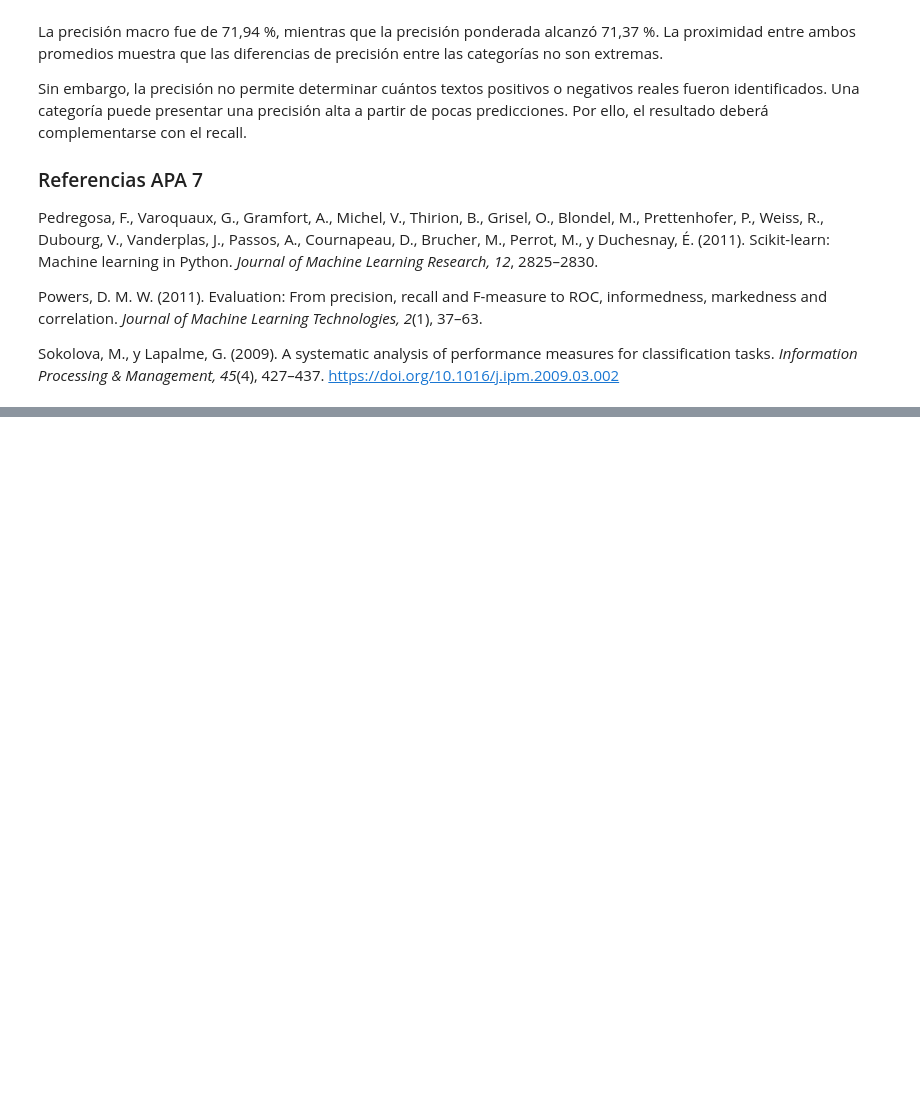
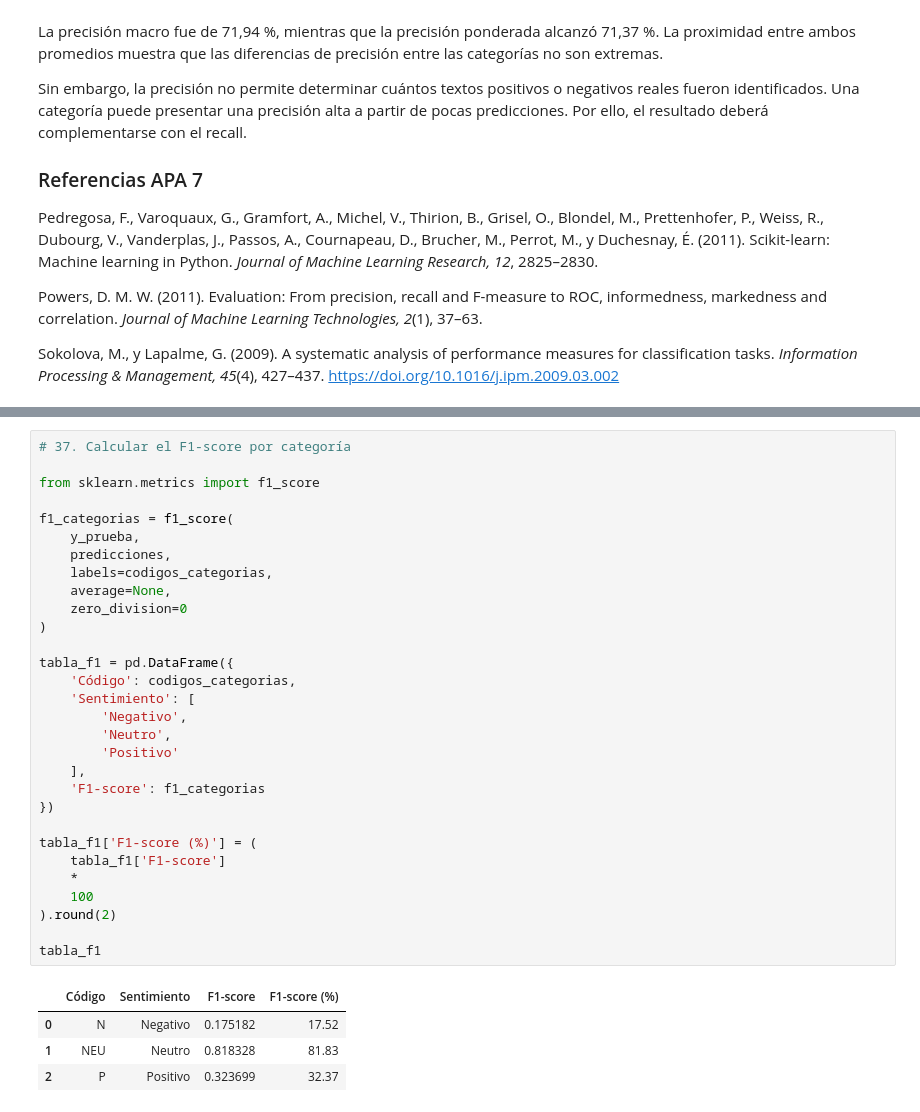
Before and after one commit to cahecaz/TrabajoFinal_analisisdesentimientos, a Jupyter notebook: Analisis_Inicial_IA_Tweets.ipynb, the cells around one changed output, grey strips where cells are left out. Cells and saved outputs as stored; diff of their text form; blank space fills up the shorter version.

```diff
--- a/Analisis_Inicial_IA_Tweets.ipynb
+++ b/Analisis_Inicial_IA_Tweets.ipynb
@@ -1645,0 +1775,35 @@ https://doi.org/10.1016/j.ipm.2009.03.002
+# %%
+# 37. Calcular el F1-score por categoría
+
+from sklearn.metrics import f1_score
+
+f1_categorias = f1_score(
+    y_prueba,
+    predicciones,
+    labels=codigos_categorias,
+    average=None,
+    zero_division=0
+)
+
+tabla_f1 = pd.DataFrame({
+    'Código': codigos_categorias,
+    'Sentimiento': [
+        'Negativo',
+        'Neutro',
+        'Positivo'
+    ],
+    'F1-score': f1_categorias
+})
+
+tabla_f1['F1-score (%)'] = (
+    tabla_f1['F1-score']
+    *
+    100
+).round(2)
+
+tabla_f1
+# %% [output]
+|  | Código | Sentimiento | F1-score | F1-score (%) |
+| 0 | N | Negativo | 0.175182 | 17.52 |
+| 1 | NEU | Neutro | 0.818328 | 81.83 |
+| 2 | P | Positivo | 0.323699 | 32.37 |
```
Also changed, not shown: parts of 7 cells of this notebook.
